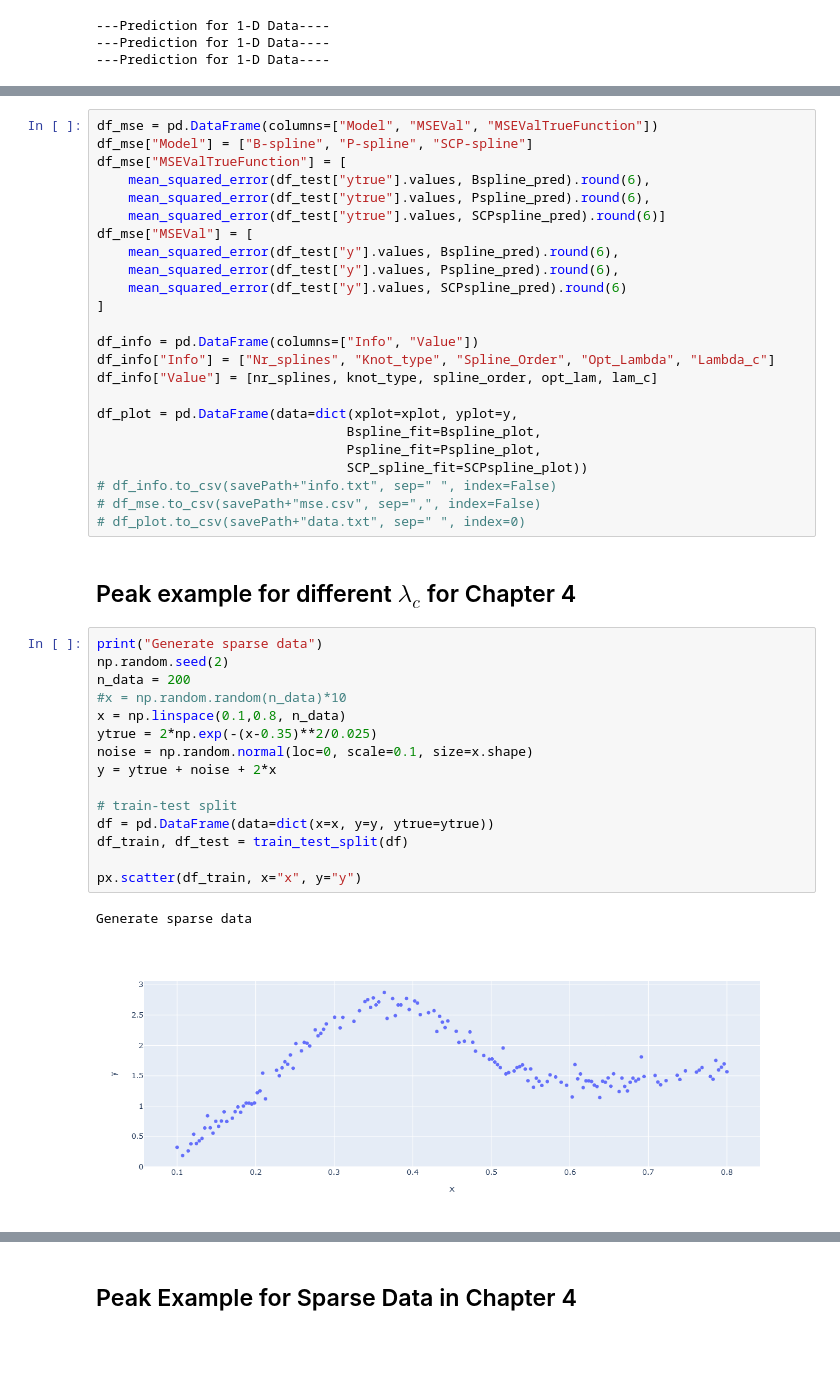
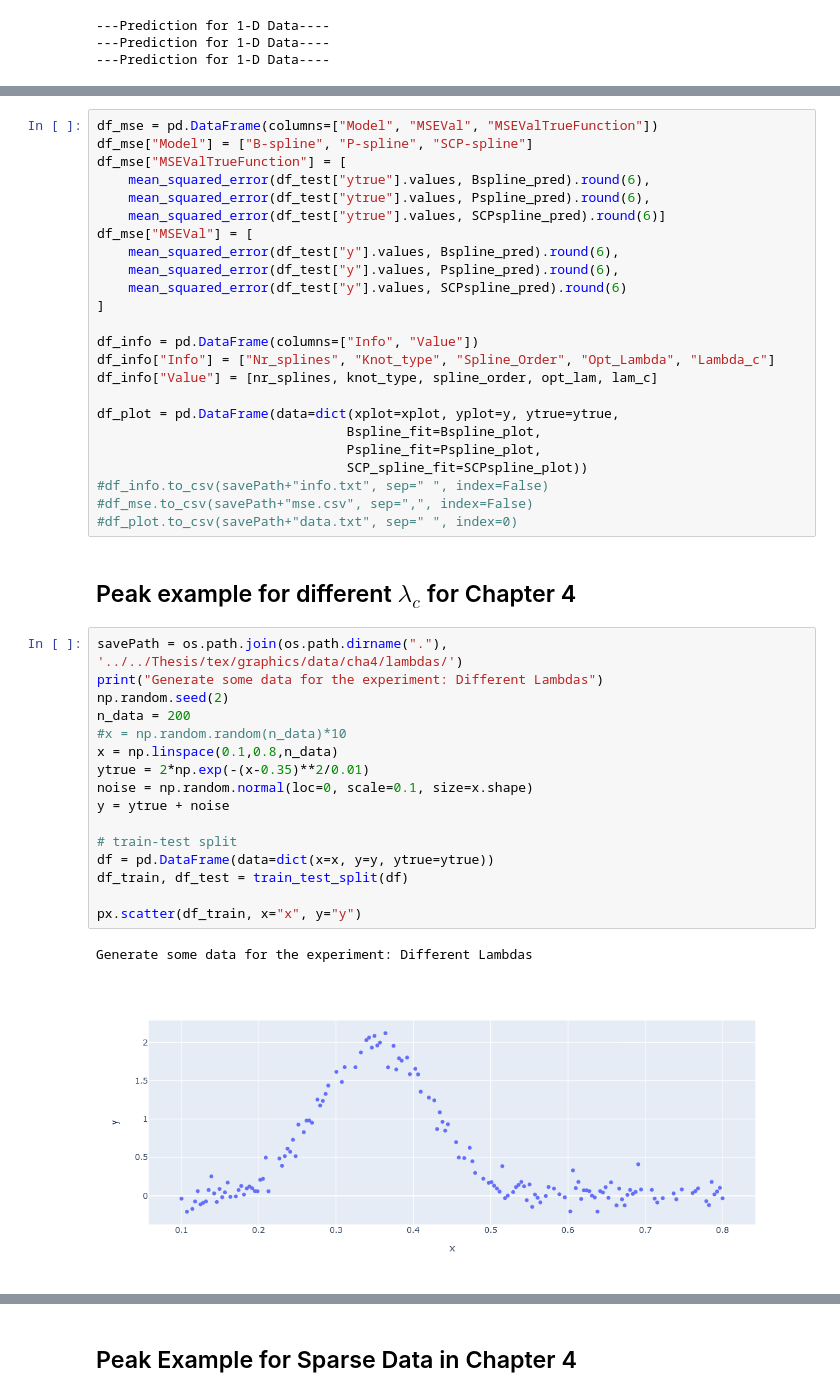
Before and after one commit to j-cap/Master-Thesis, a Jupyter notebook: Code/SplinesInPython/code-rewriting.ipynb, the cells around one changed output, grey strips where cells are left out. Drawn from its saved outputs; the diff is of its cells as text; blank space fills up the shorter version.

```diff
--- a/Code/SplinesInPython/code-rewriting.ipynb
+++ b/Code/SplinesInPython/code-rewriting.ipynb
@@ -798,32 +795,33 @@ df_info = pd.DataFrame(columns=["Info", "Value"])
 df_info["Info"] = ["Nr_splines", "Knot_type", "Spline_Order", "Opt_Lambda", "Lambda_c"]
 df_info["Value"] = [nr_splines, knot_type, spline_order, opt_lam, lam_c]
 
-df_plot = pd.DataFrame(data=dict(xplot=xplot, yplot=y,
+df_plot = pd.DataFrame(data=dict(xplot=xplot, yplot=y, ytrue=ytrue,
                                 Bspline_fit=Bspline_plot,
                                 Pspline_fit=Pspline_plot,
                                 SCP_spline_fit=SCPspline_plot))
-# df_info.to_csv(savePath+"info.txt", sep=" ", index=False)
-# df_mse.to_csv(savePath+"mse.csv", sep=",", index=False)
-# df_plot.to_csv(savePath+"data.txt", sep=" ", index=0)
+#df_info.to_csv(savePath+"info.txt", sep=" ", index=False)
+#df_mse.to_csv(savePath+"mse.csv", sep=",", index=False)
+#df_plot.to_csv(savePath+"data.txt", sep=" ", index=0)
 # %% [markdown]
 ## Peak example for different $\lambda_c$ for Chapter 4
 # %%
-print("Generate sparse data")
+savePath = os.path.join(os.path.dirname("."), '../../Thesis/tex/graphics/data/cha4/lambdas/')
+print("Generate some data for the experiment: Different Lambdas")
 np.random.seed(2)
 n_data = 200
 #x = np.random.random(n_data)*10
-x = np.linspace(0.1,0.8, n_data)
-ytrue = 2*np.exp(-(x-0.35)**2/0.025)
+x = np.linspace(0.1,0.8,n_data)
+ytrue = 2*np.exp(-(x-0.35)**2/0.01)
 noise = np.random.normal(loc=0, scale=0.1, size=x.shape)
-y = ytrue + noise + 2*x
+y = ytrue + noise
 
 # train-test split
 df = pd.DataFrame(data=dict(x=x, y=y, ytrue=ytrue))
 df_train, df_test = train_test_split(df)
 
 px.scatter(df_train, x="x", y="y")
 # %% [output]
-Generate sparse data
+Generate some data for the experiment: Different Lambdas
-[figure, old version]
+[figure, new version]
 # %%
 print("Fit the different spline types")
```
Also changed, not shown: parts of 26 cells of this notebook, 54 other files.
